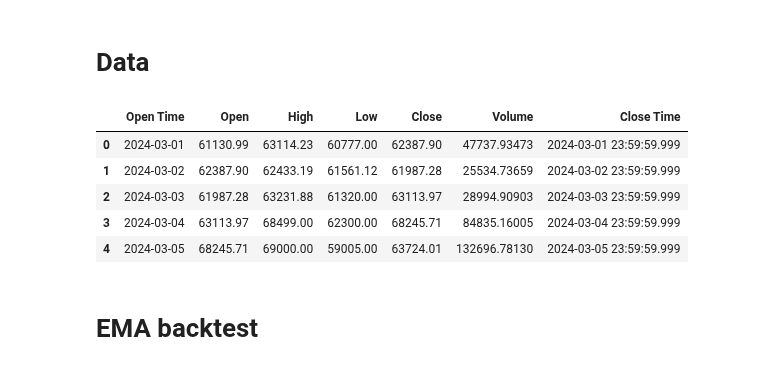
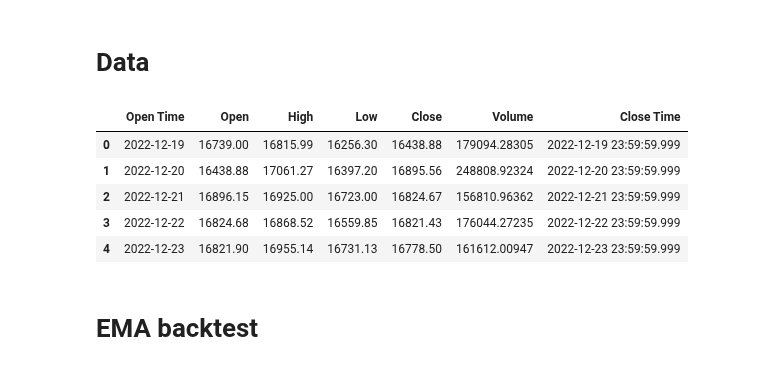
Before and after one commit to Romathonat/MTAL, a Jupyter notebook: notebooks/backtest.ipynb, the cells around one changed output. Saved outputs shown, nothing was run; the diff lists cells and outputs as text; code cells hidden in the pictures.

```diff
--- a/notebooks/backtest.ipynb
+++ b/notebooks/backtest.ipynb
@@ -7,16 +3,19 @@ cryptos = get_spot_pairs()
 # %%
 from src.mtal.data_collect import get_pair_df
+from src.mtal.data_collect import get_spot_pairs
+
+cryptos = get_spot_pairs()
 
 # df = get_pair_df(pair="BTCUSDT")
-df = get_pair_df(pair="BTCUSDT", limit=59, frequency="1d")
+df = get_pair_df(pair="BTCUSDT", limit=500, frequency="1d")
 df.head()
 # %% [output]
 |  | Open Time | Open | High | Low | Close | Volume | Close Time |
-| 0 | 2024-03-01 | 61130.99 | 63114.23 | 60777.00 | 62387.90 | 47737.93473 | 2024-03-01 23:59:59.999 |
-| 1 | 2024-03-02 | 62387.90 | 62433.19 | 61561.12 | 61987.28 | 25534.73659 | 2024-03-02 23:59:59.999 |
-| 2 | 2024-03-03 | 61987.28 | 63231.88 | 61320.00 | 63113.97 | 28994.90903 | 2024-03-03 23:59:59.999 |
-| 3 | 2024-03-04 | 63113.97 | 68499.00 | 62300.00 | 68245.71 | 84835.16005 | 2024-03-04 23:59:59.999 |
-| 4 | 2024-03-05 | 68245.71 | 69000.00 | 59005.00 | 63724.01 | 132696.78130 | 2024-03-05 23:59:59.999 |
+| 0 | 2022-12-19 | 16739.00 | 16815.99 | 16256.30 | 16438.88 | 179094.28305 | 2022-12-19 23:59:59.999 |
+| 1 | 2022-12-20 | 16438.88 | 17061.27 | 16397.20 | 16895.56 | 248808.92324 | 2022-12-20 23:59:59.999 |
+| 2 | 2022-12-21 | 16896.15 | 16925.00 | 16723.00 | 16824.67 | 156810.96362 | 2022-12-21 23:59:59.999 |
+| 3 | 2022-12-22 | 16824.68 | 16868.52 | 16559.85 | 16821.43 | 176044.27235 | 2022-12-22 23:59:59.999 |
+| 4 | 2022-12-23 | 16821.90 | 16955.14 | 16731.13 | 16778.50 | 161612.00947 | 2022-12-23 23:59:59.999 |
 # %% [markdown]
 # EMA backtest
 # %%
```
Also changed, not shown: parts of 11 cells of this notebook, 3 other files.
